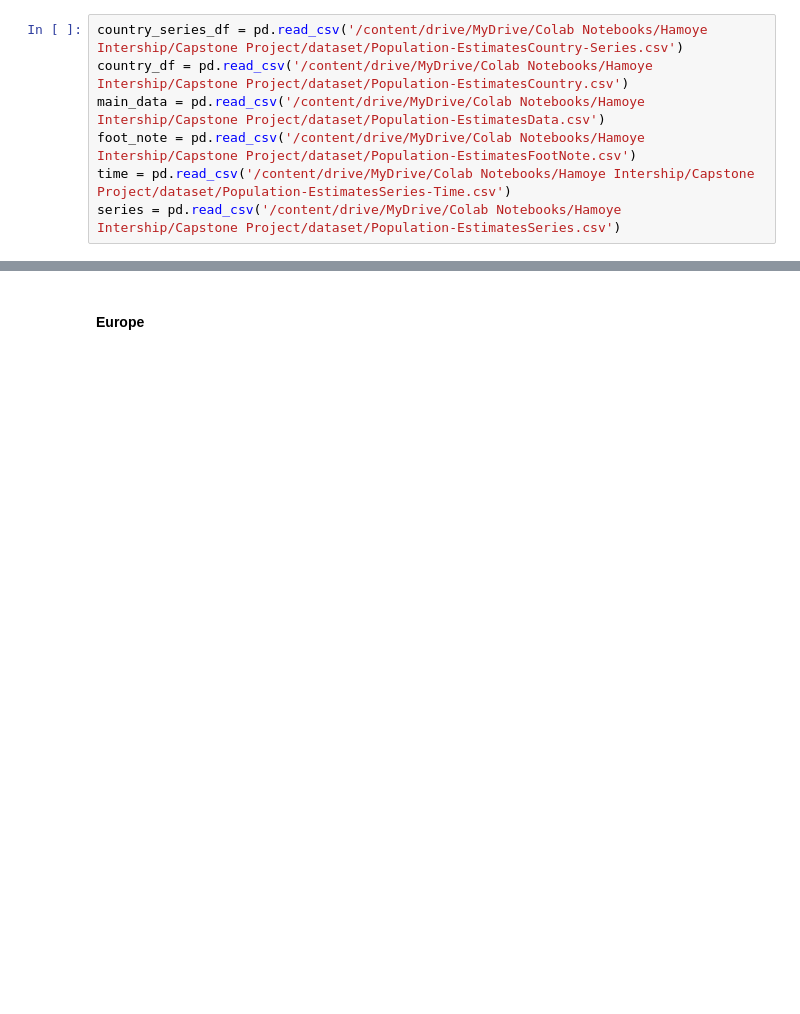
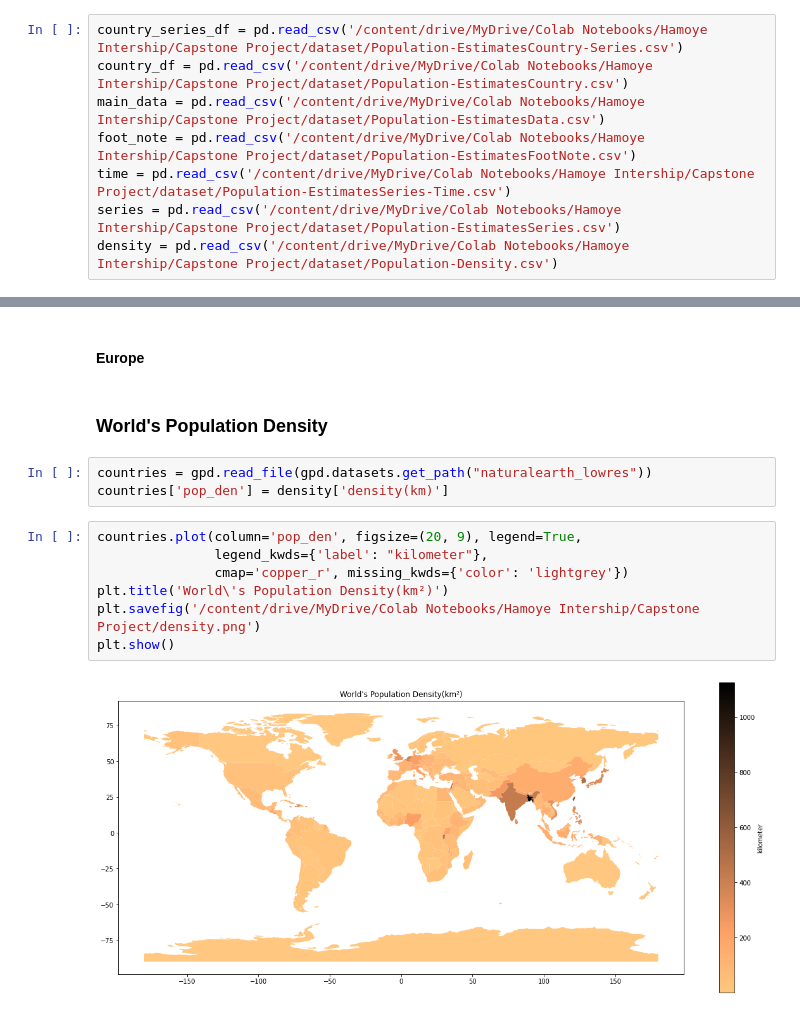
Before and after one commit to ProsperChuks/Population-Estimate-and-Projection, a Jupyter notebook: population_estimate.ipynb, the cells around one changed output, grey strips where cells are left out. Drawn from its saved outputs; the diff is of its cells as text; blank space fills up the shorter version.

Commit message:
worlds population density

```diff
--- a/population_estimate.ipynb
+++ b/population_estimate.ipynb
@@ -18,6 +44,7 @@ main_data = pd.read_csv('/content/drive/MyDrive/Colab Notebooks/Hamoye Intership
 foot_note = pd.read_csv('/content/drive/MyDrive/Colab Notebooks/Hamoye Intership/Capstone Project/dataset/Population-EstimatesFootNote.csv')
 time = pd.read_csv('/content/drive/MyDrive/Colab Notebooks/Hamoye Intership/Capstone Project/dataset/Population-EstimatesSeries-Time.csv')
 series = pd.read_csv('/content/drive/MyDrive/Colab Notebooks/Hamoye Intership/Capstone Project/dataset/Population-EstimatesSeries.csv')
+density = pd.read_csv('/content/drive/MyDrive/Colab Notebooks/Hamoye Intership/Capstone Project/dataset/Population-Density.csv')
 # %%
 main_data.drop(columns='Unnamed: 95', inplace=True)
 # %% [markdown]
@@ -147,3 +174,17 @@ px.line(new_africa, new_africa.index, 'Region', labels={'x':'Year', 'Region':'Po
 [interactive output not drawn]
 # %% [markdown]
 #### Europe
+# %% [markdown]
+### World's Population Density
+# %%
+countries = gpd.read_file(gpd.datasets.get_path("naturalearth_lowres"))
+countries['pop_den'] = density['density(km)']
+# %%
+countries.plot(column='pop_den', figsize=(20, 9), legend=True,
+               legend_kwds={'label': "kilometer"},
+               cmap='copper_r', missing_kwds={'color': 'lightgrey'})
+plt.title('World\'s Population Density(km²)')
+plt.savefig('/content/drive/MyDrive/Colab Notebooks/Hamoye Intership/Capstone Project/density.png')
+plt.show()
+# %% [output]
+[figure, added]
```
Also changed, not shown: parts of 3 cells of this notebook.
